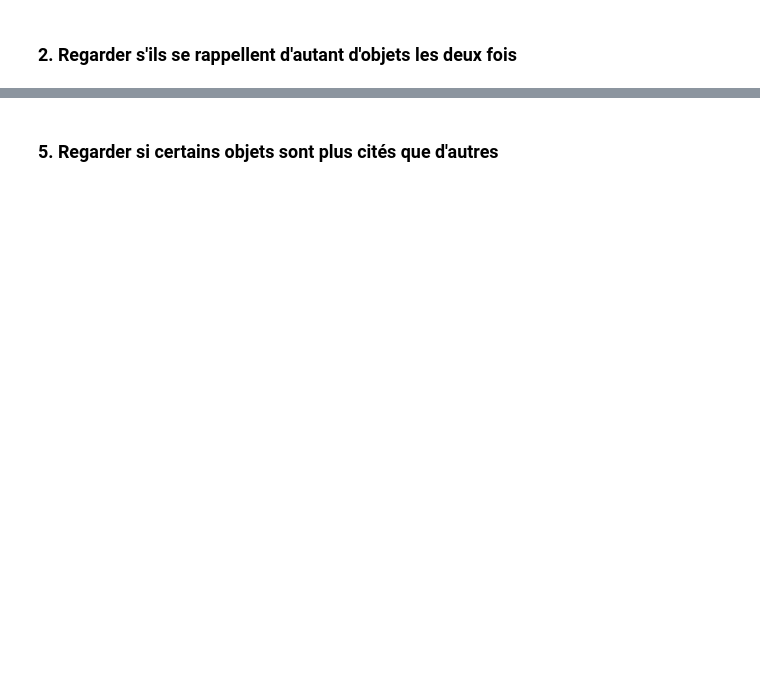
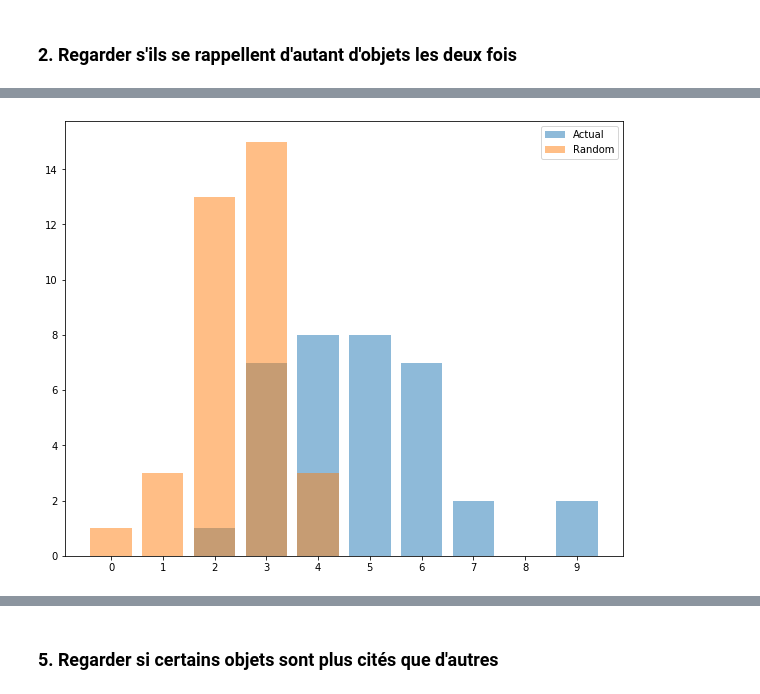
Before and after one commit to Gorzen/SHS-Project, a Jupyter notebook: Analyse.ipynb, the cells around one changed output, grey strips where cells are left out. Cells and saved outputs as stored; diff of their text form; code cells hidden in the pictures; blank space fills up the shorter version.

```diff
--- a/Analyse.ipynb
+++ b/Analyse.ipynb
@@ -39,0 +101,10 @@ results
+# %%
+# https://stackoverflow.com/questions/24547641/python-length-of-longest-common-subsequence-of-lists
+def lcs_length(a, b):
+    table = [[0] * (len(b) + 1) for _ in range(len(a) + 1)]
+    for i, ca in enumerate(a, 1):
+        for j, cb in enumerate(b, 1):
+            table[i][j] = (
+                table[i - 1][j - 1] + 1 if ca == cb else
+                max(table[i][j - 1], table[i - 1][j]))
+    return table[-1][-1]
@@ -40 +144,33 @@ results
+# %%
+np.random.seed(1)
+sizes = [9, 10, 11, 12, 13]
+items = results.loc[1:, results.columns[0]]
+
+scores_random = []
+
+for _ in range(len(scores)):
+    first = np.random.choice(items.values, size=np.random.choice(sizes))
+    second = np.random.choice(items.values, size=np.random.choice(sizes))
+
+    first = [item for item in first if item in second]
+    second = [item for item in second if item in first]
+
+    score = lcs_length(first, second)
+    scores_random.append(score)
+
+scores = np.array(scores)
+scores_random = np.array(scores_random)
+
+x = np.arange(np.max(scores)+1)
+heights = [len(scores[scores == value]) for value in x]
+heights_random = [len(scores_random[scores_random == value]) for value in x]
+
+plt.figure(figsize=(10,8))
+plt.bar(x, heights, label='Actual', alpha=0.5)
+plt.bar(x, heights_random, label='Random', alpha=0.5)
+plt.xticks(x)
+plt.legend()
+plt.show()
+# %% [output]
+[figure, added]
 # %% [markdown]
```
Also changed, not shown: parts of 17 cells of this notebook, 1 other file.
